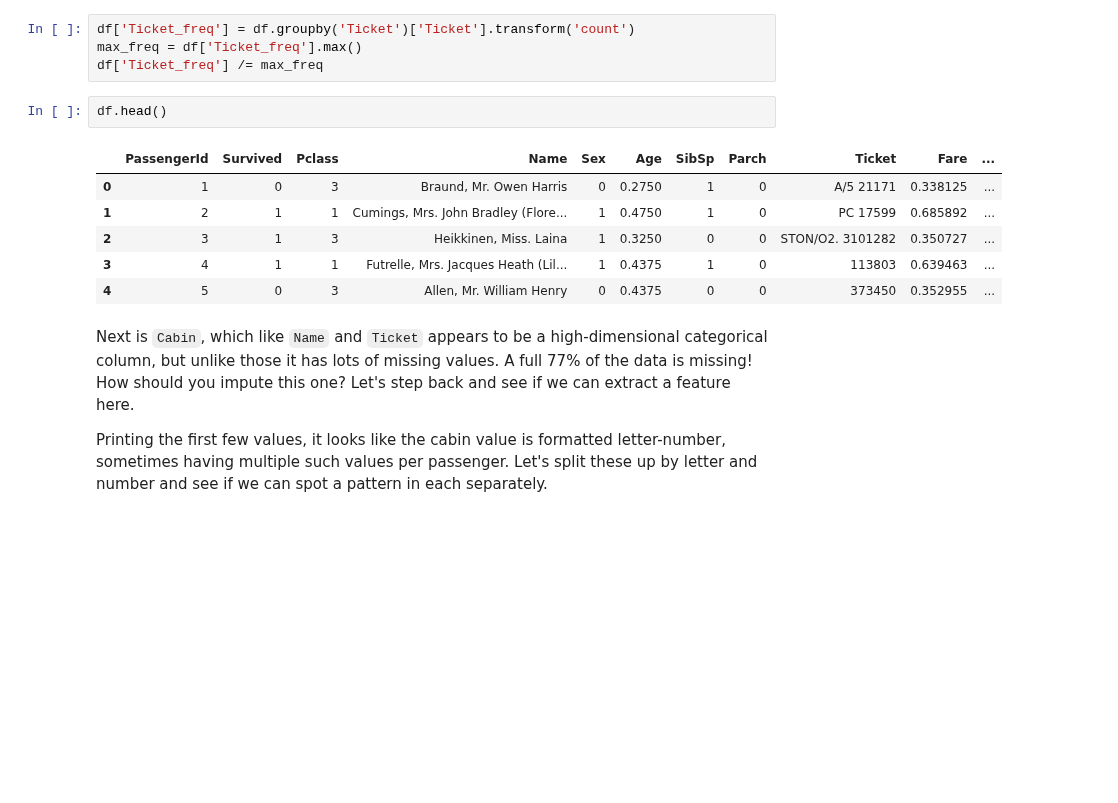
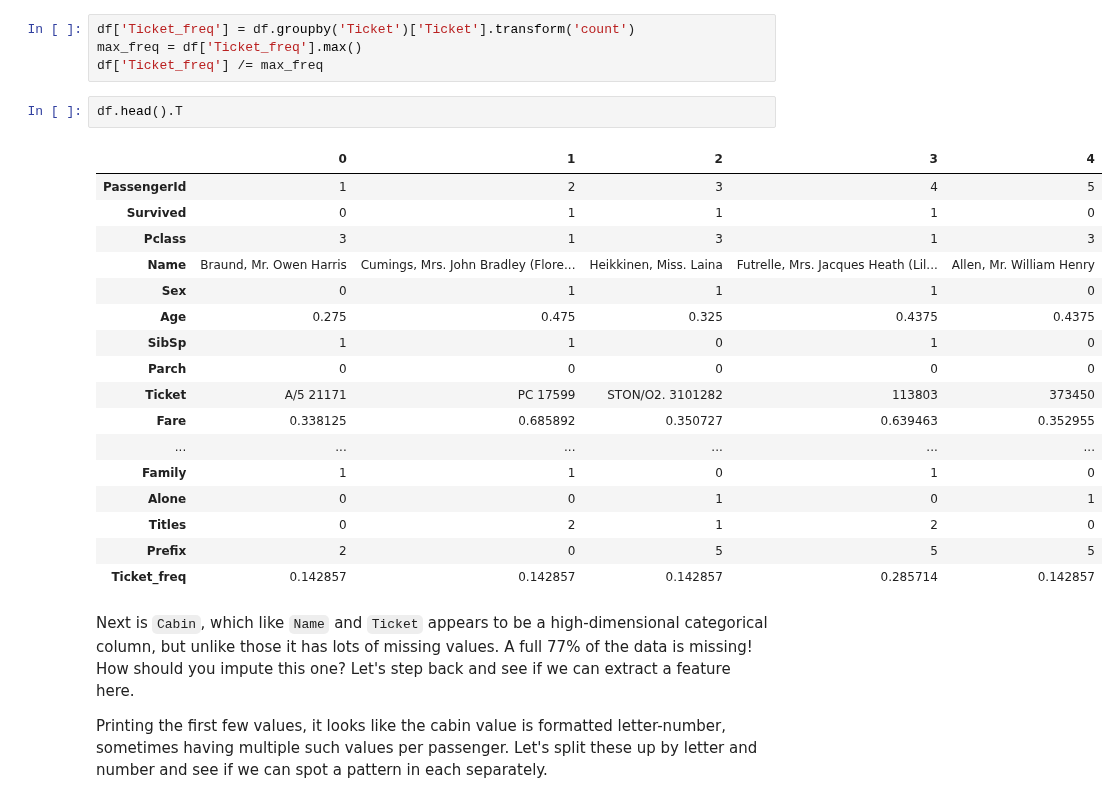
Before and after one commit to rkingery/ml_tutorials, a Jupyter notebook: notebooks/data_cleaning.ipynb, the cells around one changed output. Cells and saved outputs as stored; diff of their text form; blank space fills up the shorter version.

```diff
--- a/notebooks/data_cleaning.ipynb
+++ b/notebooks/data_cleaning.ipynb
@@ -548,14 +539,25 @@ df['Ticket_freq'] = df.groupby('Ticket')['Ticket'].transform('count')
 max_freq = df['Ticket_freq'].max()
 df['Ticket_freq'] /= max_freq
 # %%
-df.head()
+df.head().T
 # %% [output]
-|  | PassengerId | Survived | Pclass | Name | Sex | Age | SibSp | Parch | Ticket | Fare | ... |
-| 0 | 1 | 0 | 3 | Braund, Mr. Owen Harris | 0 | 0.2750 | 1 | 0 | A/5 21171 | 0.338125 | ... |
-| 1 | 2 | 1 | 1 | Cumings, Mrs. John Bradley (Flore... | 1 | 0.4750 | 1 | 0 | PC 17599 | 0.685892 | ... |
-| 2 | 3 | 1 | 3 | Heikkinen, Miss. Laina | 1 | 0.3250 | 0 | 0 | STON/O2. 3101282 | 0.350727 | ... |
-| 3 | 4 | 1 | 1 | Futrelle, Mrs. Jacques Heath (Lil... | 1 | 0.4375 | 1 | 0 | 113803 | 0.639463 | ... |
-| 4 | 5 | 0 | 3 | Allen, Mr. William Henry | 0 | 0.4375 | 0 | 0 | 373450 | 0.352955 | ... |
+|  | 0 | 1 | 2 | 3 | 4 |
+| PassengerId | 1 | 2 | 3 | 4 | 5 |
+| Survived | 0 | 1 | 1 | 1 | 0 |
+| Pclass | 3 | 1 | 3 | 1 | 3 |
+| Name | Braund, Mr. Owen Harris | Cumings, Mrs. John Bradley (Flore... | Heikkinen, Miss. Laina | Futrelle, Mrs. Jacques Heath (Lil... | Allen, Mr. William Henry |
+| Sex | 0 | 1 | 1 | 1 | 0 |
+| Age | 0.275 | 0.475 | 0.325 | 0.4375 | 0.4375 |
+| SibSp | 1 | 1 | 0 | 1 | 0 |
+| Parch | 0 | 0 | 0 | 0 | 0 |
+| Ticket | A/5 21171 | PC 17599 | STON/O2. 3101282 | 113803 | 373450 |
+| Fare | 0.338125 | 0.685892 | 0.350727 | 0.639463 | 0.352955 |
+| ... | ... | ... | ... | ... | ... |
+| Family | 1 | 1 | 0 | 1 | 0 |
+| Alone | 0 | 0 | 1 | 0 | 1 |
+| Titles | 0 | 2 | 1 | 2 | 0 |
+| Prefix | 2 | 0 | 5 | 5 | 5 |
+| Ticket_freq | 0.142857 | 0.142857 | 0.142857 | 0.285714 | 0.142857 |
 # %% [markdown]
 Next is `Cabin`, which like `Name` and `Ticket` appears to be a high-dimensional categorical column, but unlike those it has lots of missing values. A full 77% of the data is missing! How should you impute this one? Let's step back and see if we can extract a feature here.
 
```
Also changed, not shown: parts of 49 cells of this notebook, 1 other file.
